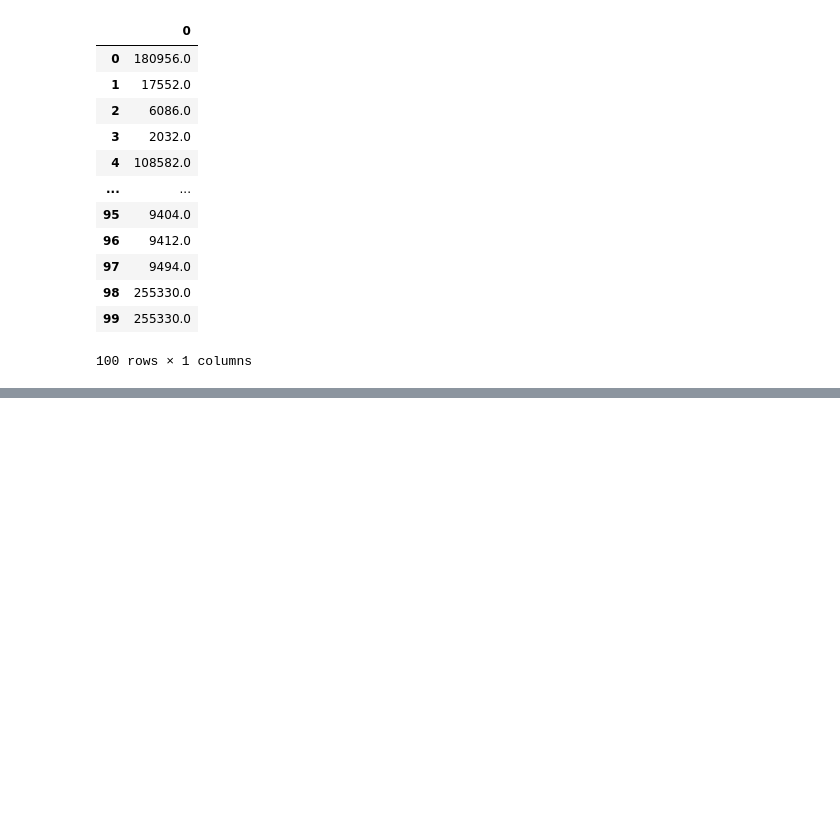
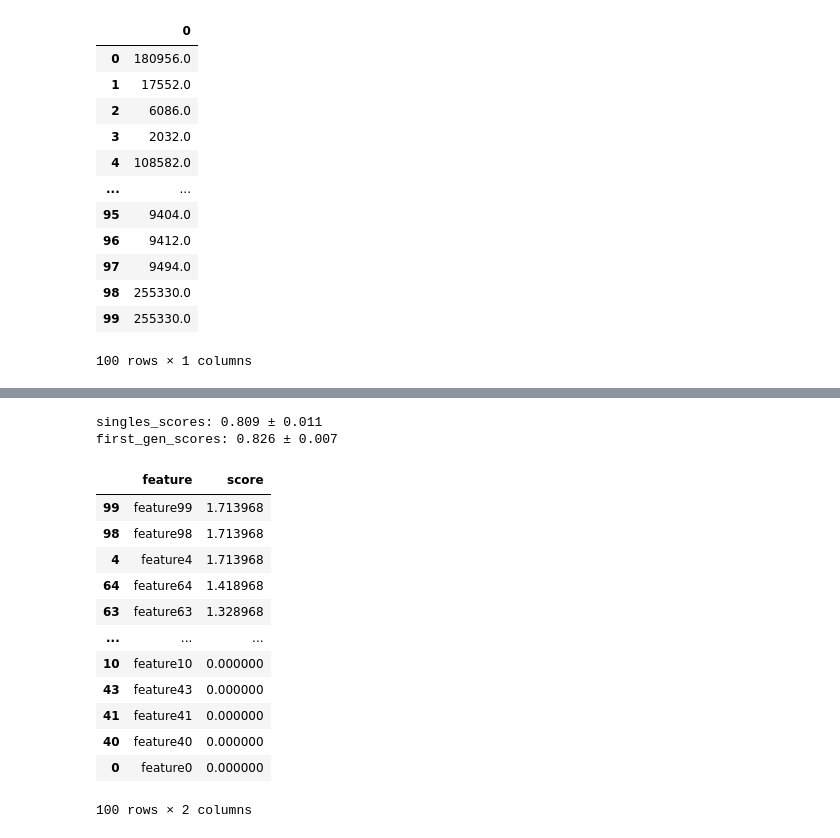
Before and after one commit to amadejp/DS_Project_Feature_Selection, a Jupyter notebook: src/rank_eval.ipynb, the cells around one changed output, grey strips where cells are left out. Saved outputs shown, nothing was run; the diff lists cells and outputs as text; code cells hidden in the pictures; blank space fills up the shorter version.

```diff
--- a/src/rank_eval.ipynb
+++ b/src/rank_eval.ipynb
@@ -470,0 +598,15 @@ relieff_10procentov_evaluated: (0.8514649310560692, 0.7461393376478086)
+# %%
+# factorize data
+data_factorized = data.apply(lambda x : pd.factorize(x)[0])
+
+singles_scores = []
+first_gen_scores = []
+
+for i in range(0, 100):
+    print(f"i: {i}")
+    sampled_data = data_factorized.sample(n=15000, random_state=i)
+    evaluator = rep.RankEval(data_factorized, rank_method=rank_algos.mutual_info_score, eval_method=eval_algos.fuzzy_jaccard)
+    sampled_data_evaluated = evaluator.evaluate()
+    singles_scores.append(sampled_data_evaluated[0])
+    first_gen_scores.append(sampled_data_evaluated[1])
+    print(f"sampled_data_evaluated: {sampled_data_evaluated}")
@@ -470,0 +631,30 @@ relieff_10procentov_evaluated: (0.8514649310560692, 0.7461393376478086)
+# %%
+# mean and std
+singles_scores_mean = np.mean(singles_scores)
+singles_scores_std = np.std(singles_scores)
+first_gen_scores_mean = np.mean(first_gen_scores)
+first_gen_scores_std = np.std(first_gen_scores)
+
+round_dec = 3
+print(f"singles_scores: {round(singles_scores_mean, round_dec)} +- {round(singles_scores_std, round_dec)}")
+print(f"first_gen_scores: {round(first_gen_scores_mean, round_dec)} +- {round(first_gen_scores_std, round_dec)}")
+# %% [output]
+singles_scores: 0.809 ± 0.011
+first_gen_scores: 0.826 ± 0.007
+# %%
+# sort evaluator.
+evaluator.df_scores.sort_values(by=['score'], ascending=False)
+# %% [output]
+|  | feature | score |
+| 99 | feature99 | 1.713968 |
+| 98 | feature98 | 1.713968 |
+| 4 | feature4 | 1.713968 |
+| 64 | feature64 | 1.418968 |
+| 63 | feature63 | 1.328968 |
+| ... | ... | ... |
+| 10 | feature10 | 0.000000 |
+| 43 | feature43 | 0.000000 |
+| 41 | feature41 | 0.000000 |
+| 40 | feature40 | 0.000000 |
+| 0 | feature0 | 0.000000 |
+100 rows × 2 columns
```
Also changed, not shown: parts of 9 cells of this notebook, 10 other files.
